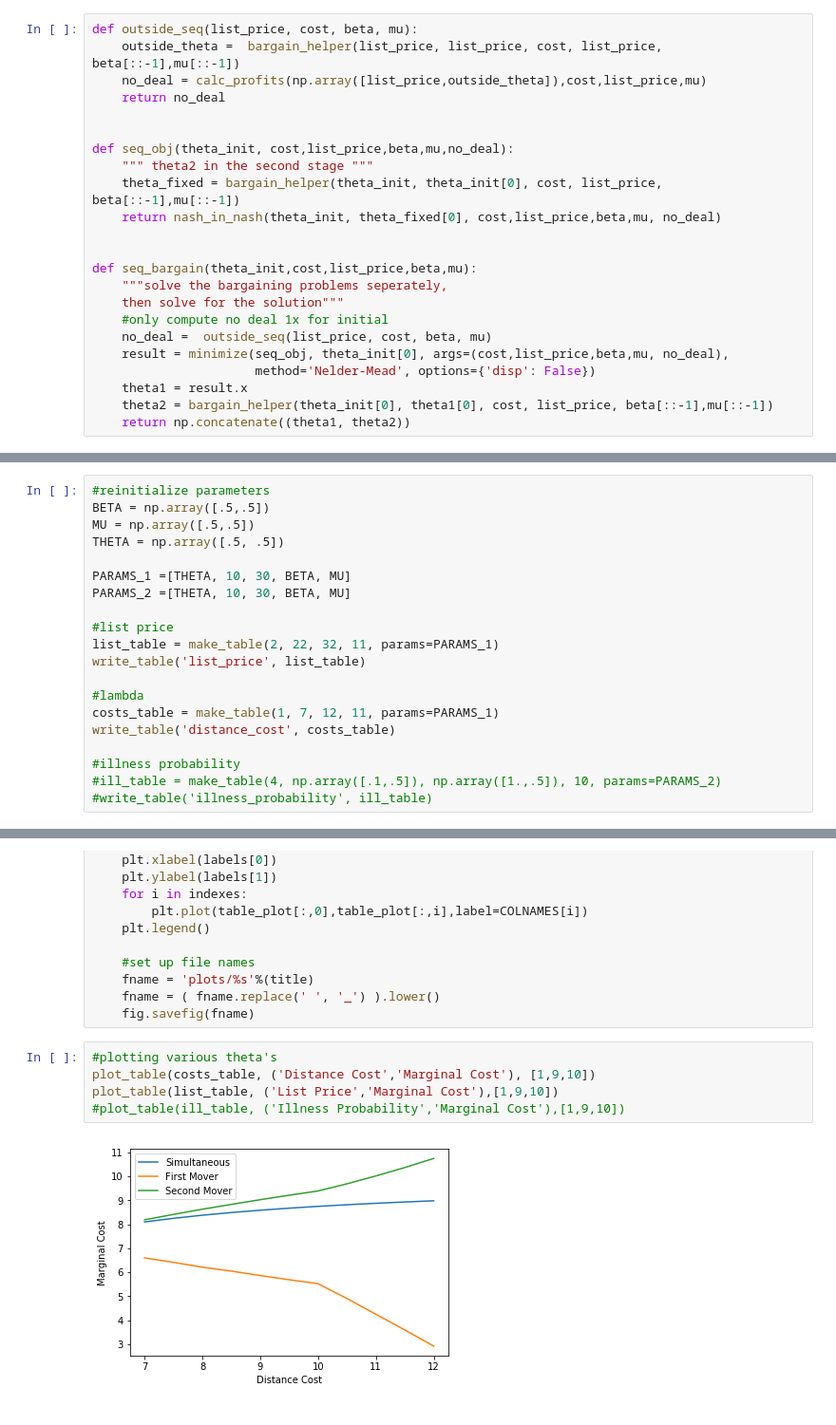
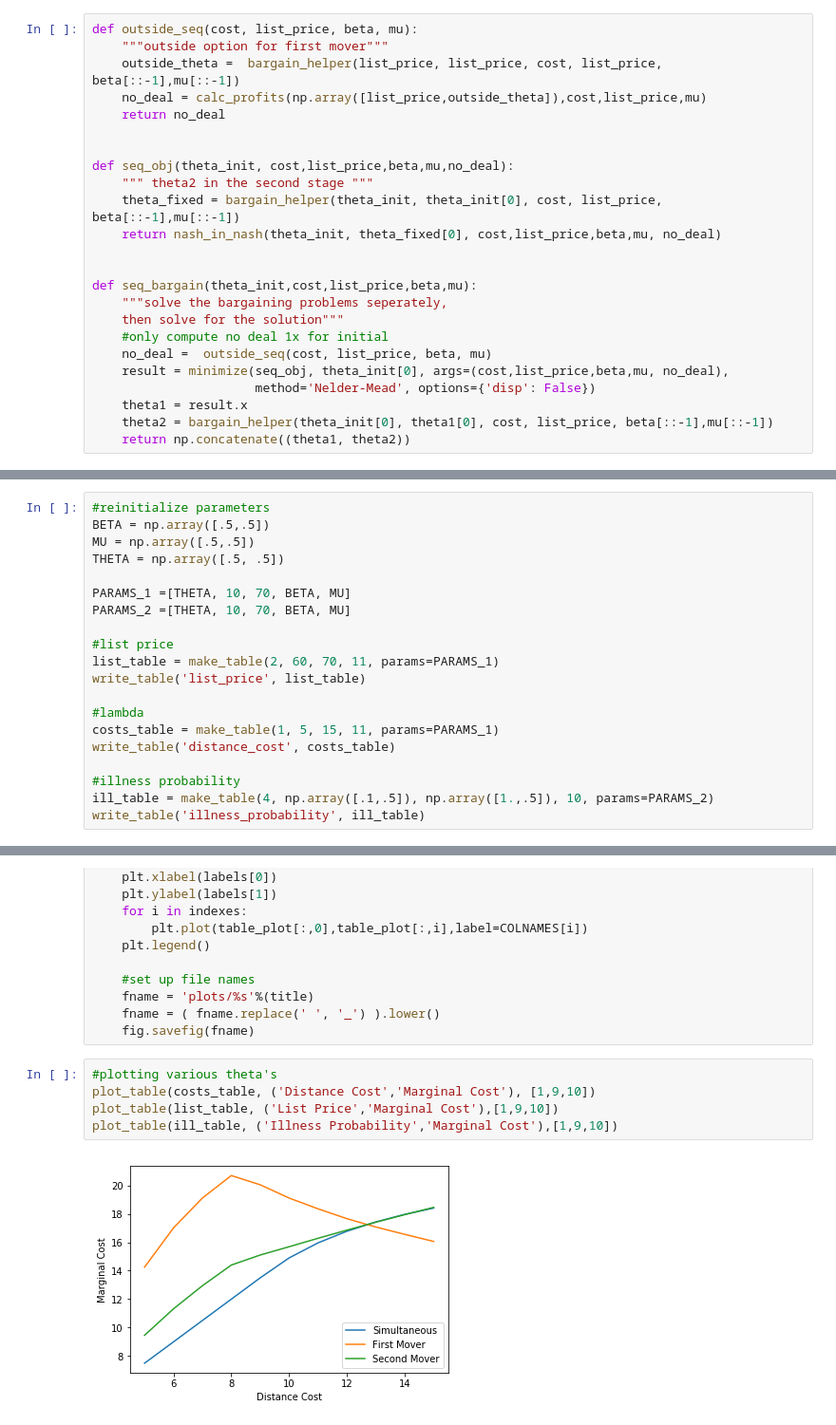
Before and after one commit to ericschulman/health_bargains, a Jupyter notebook: numer_bargains.ipynb, the cells around one changed output, grey strips where cells are left out. Shown at 95% size. Saved outputs shown, nothing was run; the diff lists cells and outputs as text.

Commit message:
changed graphs

```diff
--- a/numer_bargains.ipynb
+++ b/numer_bargains.ipynb
@@ -101,5 +105,6 @@ def simult_bargain(theta_init,cost,list_price,beta,mu):
 # %%
-def outside_seq(list_price, cost, beta, mu):
+def outside_seq(cost, list_price, beta, mu):
+    """outside option for first mover"""
     outside_theta =  bargain_helper(list_price, list_price, cost, list_price, beta[::-1],mu[::-1])
     no_deal = calc_profits(np.array([list_price,outside_theta]),cost,list_price,mu)
     return no_deal
@@ -115,7 +120,7 @@ def seq_bargain(theta_init,cost,list_price,beta,mu):
     """solve the bargaining problems seperately,
     then solve for the solution"""
     #only compute no deal 1x for initial
-    no_deal =  outside_seq(list_price, cost, beta, mu)
+    no_deal =  outside_seq(cost, list_price, beta, mu)
     result = minimize(seq_obj, theta_init[0], args=(cost,list_price,beta,mu, no_deal),
                       method='Nelder-Mead', options={'disp': False})
     theta1 = result.x
@@ -240,20 +221,20 @@ BETA = np.array([.5,.5])
 MU = np.array([.5,.5])
 THETA = np.array([.5, .5])
 
-PARAMS_1 =[THETA, 10, 30, BETA, MU]
-PARAMS_2 =[THETA, 10, 30, BETA, MU]
+PARAMS_1 =[THETA, 10, 70, BETA, MU]
+PARAMS_2 =[THETA, 10, 70, BETA, MU]
 
 #list price
-list_table = make_table(2, 22, 32, 11, params=PARAMS_1)
+list_table = make_table(2, 60, 70, 11, params=PARAMS_1)
 write_table('list_price', list_table)
 
 #lambda
-costs_table = make_table(1, 7, 12, 11, params=PARAMS_1)
+costs_table = make_table(1, 5, 15, 11, params=PARAMS_1)
 write_table('distance_cost', costs_table)
 
 #illness probability
-#ill_table = make_table(4, np.array([.1,.5]), np.array([1.,.5]), 10, params=PARAMS_2)
-#write_table('illness_probability', ill_table)
+ill_table = make_table(4, np.array([.1,.5]), np.array([1.,.5]), 10, params=PARAMS_2)
+write_table('illness_probability', ill_table)
 # %%
 #hard code column names (for purposes of creating indexes)
 
@@ -295,7 +276,7 @@ def plot_table(table,labels,indexes):
 # %%
 #plotting various theta's
 plot_table(costs_table, ('Distance Cost','Marginal Cost'), [1,9,10])
 plot_table(list_table, ('List Price','Marginal Cost'),[1,9,10])
-#plot_table(ill_table, ('Illness Probability','Marginal Cost'),[1,9,10])
+plot_table(ill_table, ('Illness Probability','Marginal Cost'),[1,9,10])
 # %% [output]
-[figure, old version]
+[figure, new version]
```
Also changed, not shown: parts of 8 cells of this notebook, 1 other file.
